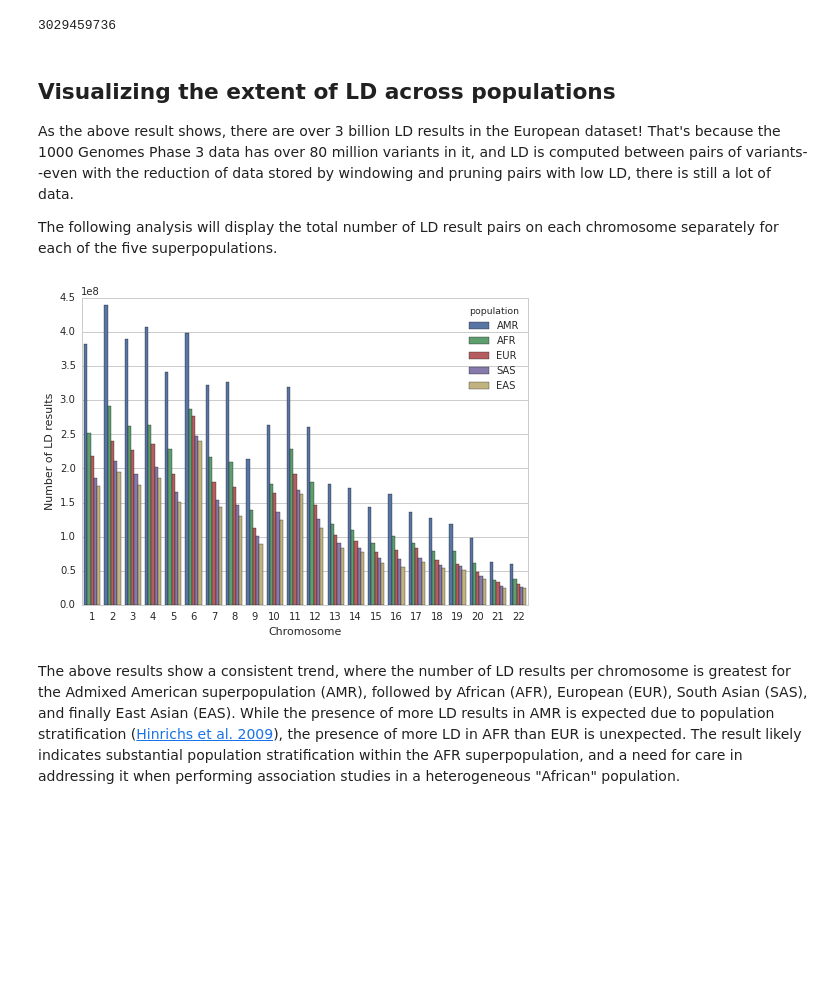
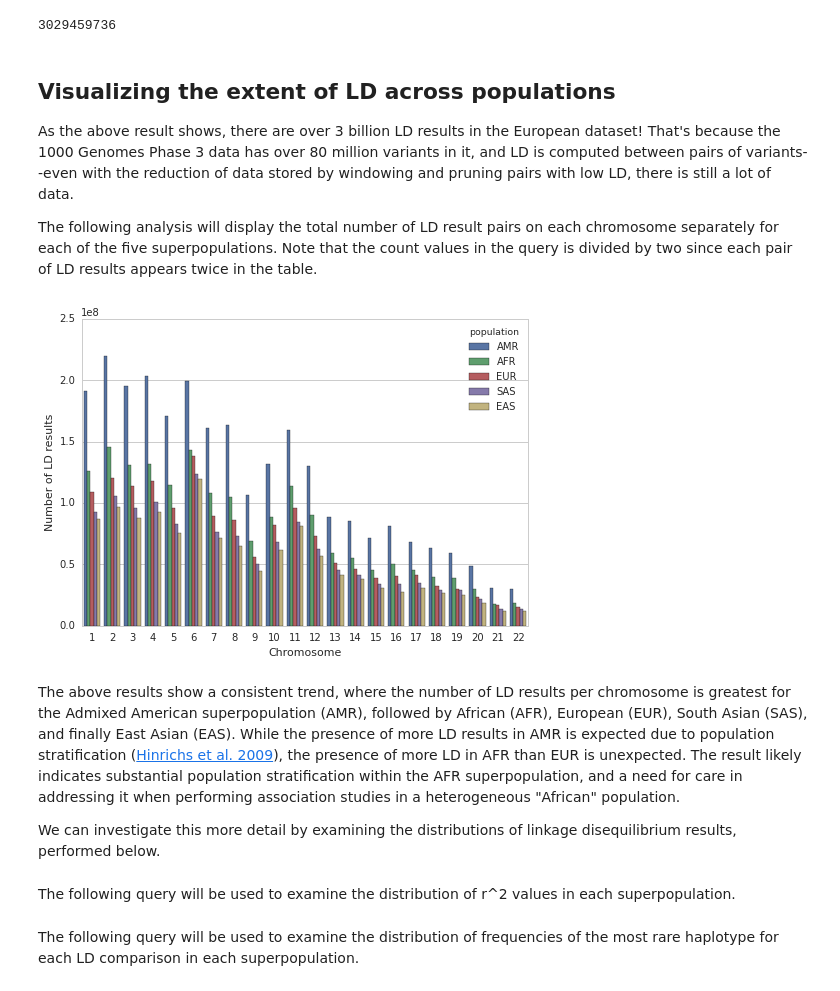
Before and after one commit to deflaux/linkage-disequilibrium, a Jupyter notebook: datalab/Exploring_Linkage_Disequilibrium_Data.ipynb, the cells around one changed output. Saved outputs shown, nothing was run; the diff lists cells and outputs as text; code cells hidden in the pictures; blank space fills up the shorter version.

```diff
--- a/datalab/Exploring_Linkage_Disequilibrium_Data.ipynb
+++ b/datalab/Exploring_Linkage_Disequilibrium_Data.ipynb
@@ -18,11 +18,24 @@ import seaborn as sns
 # EUR: European
 # SAS: South Asian
 # EAS: East Asian
-populations = ["AMR", "AFR", "EUR", "SAS", "EAS"]
+populations = {
+  "AFR": ["ACB", "ASW", "ESN", "GWD", "LWK", "MSL", "YRI"],
+  "AMR": ["CLM", "MXL", "PEL", "PUR"],
+  "EAS": ["CDX", "CHB", "CHS", "JPT", "KHV"],
+  "EUR": ["CEU", "FIN", "GBR", "IBS", "TSI"],
+  "SAS": ["BEB", "GIH", "ITU", "PJL", "STU"],
+}
+
+POPULATION_PLOT_ORDER = ["AMR", "AFR", "EUR", "SAS", "EAS"]
+
+def get_ld_tablename(population):
+  """Returns the name of the BigQuery table with the publicly-available LD data."""
+  return "genomics-public-data:linkage_disequilibrium_1000G_phase_3.%s" % population
+
 tables = {}
-
-for population in populations:
-  tables[population] = bq.Table("genomics-pipelines:linkage_disequilibrium_1000G_phase_3.%s" % population)
+for superpopulation, subpopulations in populations.iteritems():
+  # Only load the superpopulations for this analysis.
+  tables[superpopulation] = bq.Table(get_ld_tablename(superpopulation))
 
 tables["EUR"].length
 # %% [output]
@@ -31,7 +44,7 @@ tables["EUR"].length
 ## Visualizing the extent of LD across populations
 As the above result shows, there are over 3 billion LD results in the European dataset! That's because the 1000 Genomes Phase 3 data has over 80 million variants in it, and LD is computed between pairs of variants--even with the reduction of data stored by windowing and pruning pairs with low LD, there is still a lot of data.
 
-The following analysis will display the total number of LD result pairs on each chromosome separately for each of the five superpopulations.
+The following analysis will display the total number of LD result pairs on each chromosome separately for each of the five superpopulations. Note that the count values in the query is divided by two since each pair of LD results appears twice in the table.
 # %%
 %%sql --module ld_count_distributions
 SELECT
@@ -40,16 +53,19 @@ SELECT
 FROM $all_ld_table
 GROUP BY qchrom
 # %%
-# Load LD result pair counts for each superpopulation and merge them into a single dataframe.
+# Load LD result pair counts for each superpopulation.
 ld_counts = {}
-for population, table in tables.iteritems():
-  ld_counts[population] = bq.Query(ld_count_distributions,
-                                   all_ld_table=table).to_dataframe()
-  ld_counts[population].rename(columns={"num_pairs": population}, inplace=True)
+for superpopulation in populations:
+  table = tables[superpopulation]
+  ld_counts[superpopulation] = bq.Query(ld_count_distributions,
+                                        all_ld_table=table).to_dataframe()
+  ld_counts[superpopulation].rename(columns={"num_pairs": superpopulation},
+                                    inplace=True)
 
+# Merge all LD result pair counts into a single dataframe.
 merged_counts = None
-for population in populations:
-  counts = ld_counts[population]
+for superpopulation in POPULATION_PLOT_ORDER:
+  counts = ld_counts[superpopulation]
   if merged_counts is None:
     merged_counts = counts
   else:
@@ -58,14 +74,19 @@ merged_counts["qchrom"] = merged_counts["qchrom"].astype(int)
 merged_counts.sort("qchrom", inplace=True)
 # %%
 # Plot the LD result pair counts by chromosome and superpopulation.
-melted_counts = pd.melt(merged_counts, id_vars="qchrom", var_name="population", value_name="num_results")
+melted_counts = pd.melt(merged_counts,
+                        id_vars="qchrom",
+                        var_name="population",
+                        value_name="num_results")
 sns.set_style("whitegrid")
 sns.barplot(x="qchrom", y="num_results", hue="population", data=melted_counts)
 sns.axlabel("Chromosome", "Number of LD results")
 # %% [output]
-[figure, old version]
+[figure, new version]
 # %% [markdown]
 The above results show a consistent trend, where the number of LD results per chromosome is greatest for the Admixed American superpopulation (AMR), followed by African (AFR), European (EUR), South Asian (SAS), and finally East Asian (EAS). While the presence of more LD results in AMR is expected due to population stratification ([Hinrichs et al. 2009](http://www.ncbi.nlm.nih.gov/pmc/articles/PMC3133943)), the presence of more LD in AFR than EUR is unexpected. The result likely indicates substantial population stratification within the AFR superpopulation, and a need for care in addressing it when performing association studies in a heterogeneous "African" population.
+
+We can investigate this more detail by examining the distributions of linkage disequilibrium results, performed below.
 # %%
 def merge_summary_stats(data_dict, populations=None):
   """Returns a pandas DataFrame of all summary stats for all populations.
@@ -152,6 +173,8 @@ def boxplot_from_summary_stats(data, position_col, ylabel,
   if ylim is not None:
     ax.set_ylim(ylim)
   return dict(boxes=boxes, medians=medians, means=means, stds=stds)
+# %% [markdown]
+The following query will be used to examine the distribution of r^2 values in each superpopulation.
 # %%
 %%sql --module ld_rsquared_distributions
 SELECT
@@ -162,3 +187,5 @@ FROM $all_ld_table
+# %% [markdown]
+The following query will be used to examine the distribution of frequencies of the most rare haplotype for each LD comparison in each superpopulation.
 # %%
 %%sql --module ld_maf_distributions
 SELECT
```
Also changed, not shown: parts of 38 cells of this notebook.
